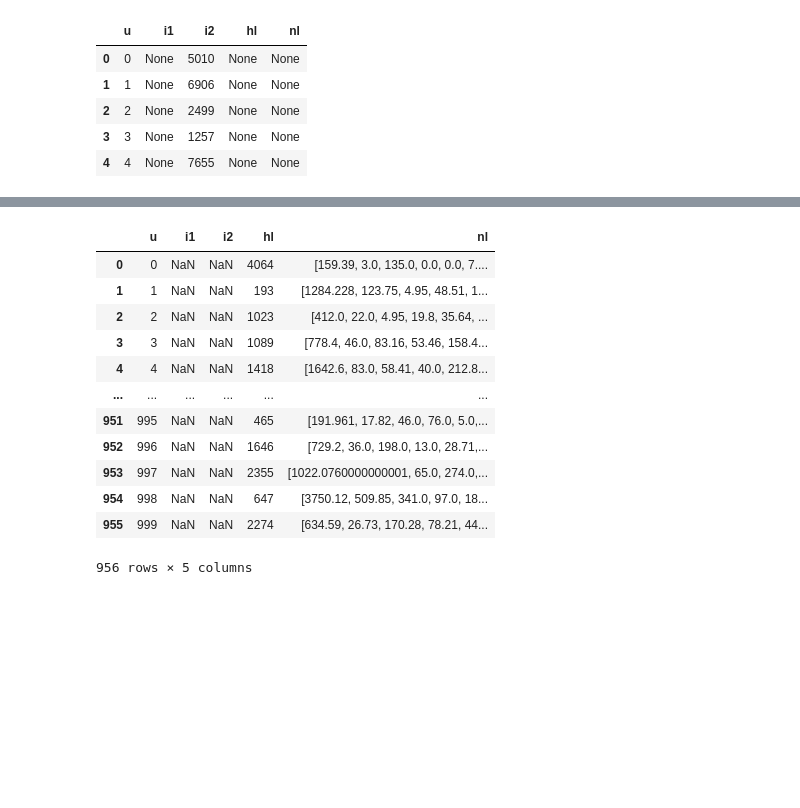
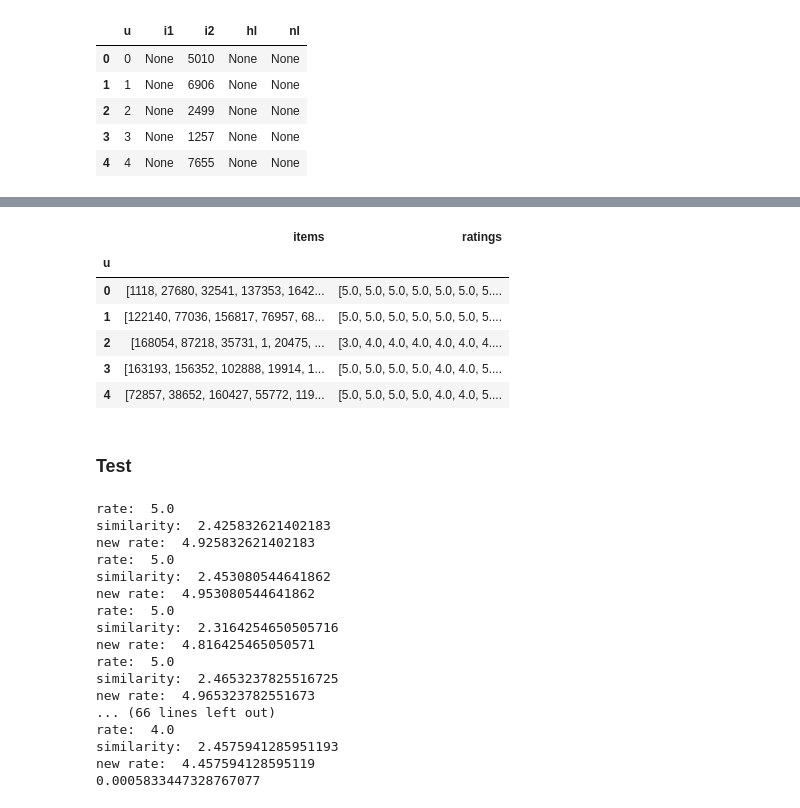
Before and after one commit to rach-rgb/food-recommendation-w-constraints, a Jupyter notebook: notebooks/constraint.ipynb, the cells around one changed output, grey strips where cells are left out. Drawn from its saved outputs; the diff is of its cells as text; code cells hidden in the pictures; blank space fills up the shorter version.

Commit message:
add: constraint 3

```diff
--- a/notebooks/constraint.ipynb
+++ b/notebooks/constraint.ipynb
@@ -367,16 +289,10 @@ df[df.index % 3 == 2].to_csv(output_path + 'const33_data.csv', index = False)
-# %%
-pd.read_csv(output_path + 'const33_data.csv')
-# %% [output]
-|  | u | i1 | i2 | hl | nl |
-| 0 | 0 | NaN | NaN | 4064 | [159.39, 3.0, 135.0, 0.0, 0.0, 7.... |
-| 1 | 1 | NaN | NaN | 193 | [1284.228, 123.75, 4.95, 48.51, 1... |
-| 2 | 2 | NaN | NaN | 1023 | [412.0, 22.0, 4.95, 19.8, 35.64, ... |
-| 3 | 3 | NaN | NaN | 1089 | [778.4, 46.0, 83.16, 53.46, 158.4... |
-| 4 | 4 | NaN | NaN | 1418 | [1642.6, 83.0, 58.41, 40.0, 212.8... |
-| ... | ... | ... | ... | ... | ... |
-| 951 | 995 | NaN | NaN | 465 | [191.961, 17.82, 46.0, 76.0, 5.0,... |
-| 952 | 996 | NaN | NaN | 1646 | [729.2, 36.0, 198.0, 13.0, 28.71,... |
-| 953 | 997 | NaN | NaN | 2355 | [1022.0760000000001, 65.0, 274.0,... |
-| 954 | 998 | NaN | NaN | 647 | [3750.12, 509.85, 341.0, 97.0, 18... |
-| 955 | 999 | NaN | NaN | 2274 | [634.59, 26.73, 170.28, 78.21, 44... |
-956 rows × 5 columns
+# %%
+user_data.head()
+# %% [output]
+|  | items | ratings |
+| u |  |  |
+| 0 | [1118, 27680, 32541, 137353, 1642... | [5.0, 5.0, 5.0, 5.0, 5.0, 5.0, 5.... |
+| 1 | [122140, 77036, 156817, 76957, 68... | [5.0, 5.0, 5.0, 5.0, 5.0, 5.0, 5.... |
+| 2 | [168054, 87218, 35731, 1, 20475, ... | [3.0, 4.0, 4.0, 4.0, 4.0, 4.0, 4.... |
+| 3 | [163193, 156352, 102888, 19914, 1... | [5.0, 5.0, 5.0, 5.0, 4.0, 4.0, 5.... |
+| 4 | [72857, 38652, 160427, 55772, 119... | [5.0, 5.0, 5.0, 5.0, 4.0, 4.0, 5.... |
@@ -382,0 +325,43 @@ pd.read_csv(output_path + 'const33_data.csv')
+# %% [markdown]
+### Test
+# %%
+alp = 0.5
+user = 3
+for i in range (2, const_num):
+    RMSE = 0
+    for item in user_data.iloc[user][0]:
+        idx = user_data.iloc[user][0].index(item)
+        if int(item) > item_max:
+            continue
+        rate = float(user_data.iloc[user][1][idx])
+        if rate < 4:
+            continue
+        nutr = recipe_data.iloc[int(item)].nutrition
+
+        new_rate = cos_sim(nutr, c3_dict[user][i]) * alp * 5
+        new_rate = new_rate + rate * (1-alp)
+        RMSE = RMSE + (new_rate - rate) * (new_rate - rate)
+        print('rate: ', rate)
+        print('similarity: ', cos_sim(nutr, c3_dict[user][i]) * alp * 5)
+        print('new rate: ', new_rate)
+    RMSE = RMSE / len(user_data.iloc[user][0])
+    print(RMSE)
+    break
+# %% [output]
+rate:  5.0
+similarity:  2.425832621402183
+new rate:  4.925832621402183
+rate:  5.0
+similarity:  2.453080544641862
+new rate:  4.953080544641862
+rate:  5.0
+similarity:  2.3164254650505716
+new rate:  4.816425465050571
+rate:  5.0
+similarity:  2.4653237825516725
+new rate:  4.965323782551673
+... (66 lines left out)
+rate:  4.0
+similarity:  2.4575941285951193
+new rate:  4.457594128595119
+0.0005833447328767077
```
Also changed, not shown: parts of 21 cells of this notebook, 9 other files.
